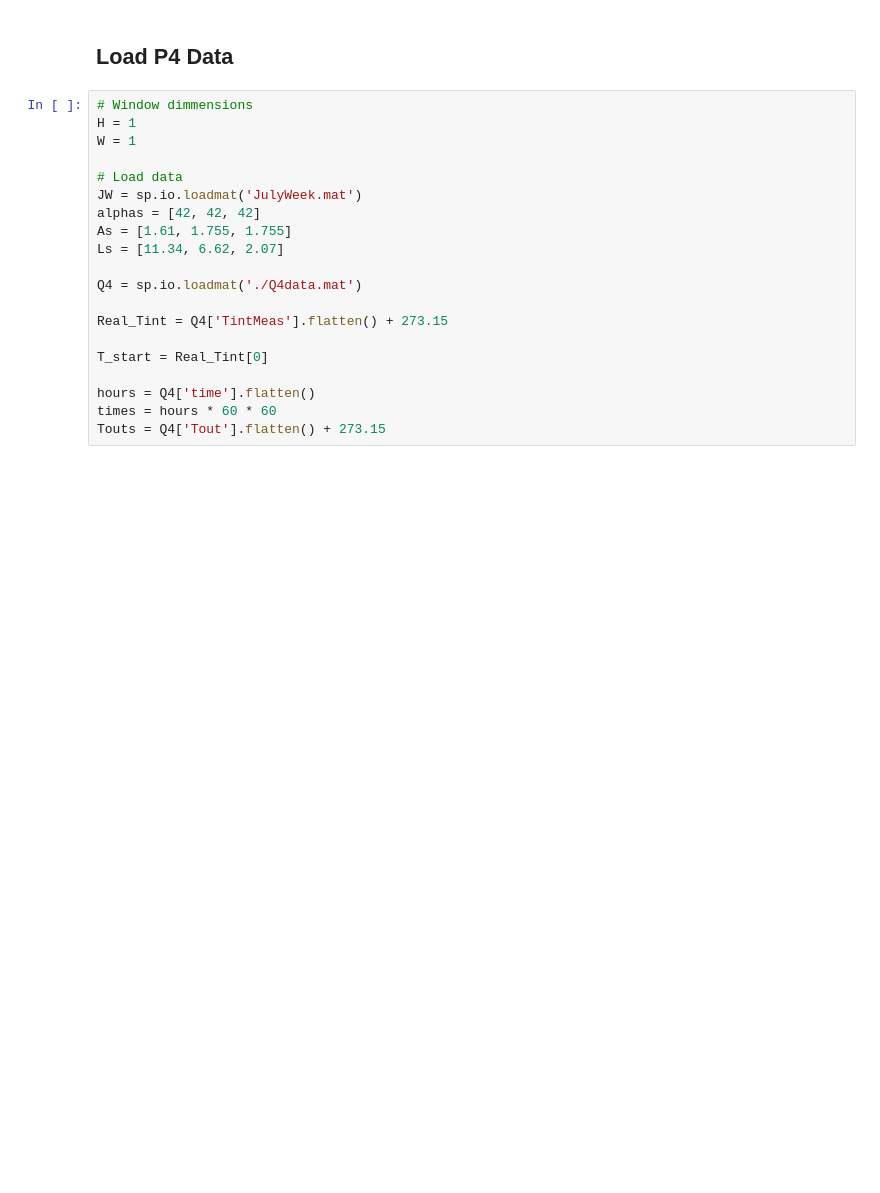
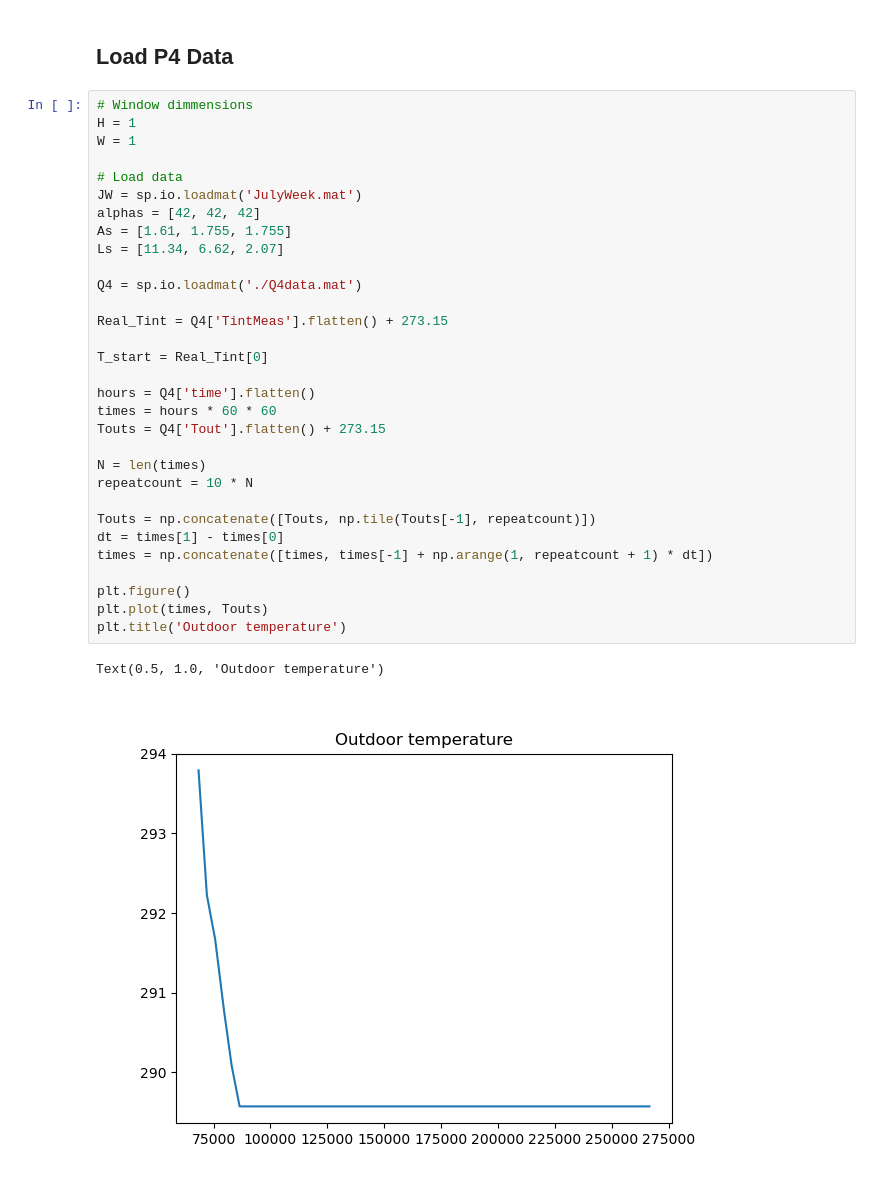
Before and after one commit to nbachand/graphBEM, a Jupyter notebook: MyBuilding.ipynb, the cells around one changed output. Cells and saved outputs as stored; diff of their text form; blank space fills up the shorter version.

```diff
--- a/MyBuilding.ipynb
+++ b/MyBuilding.ipynb
@@ -20,20 +17,34 @@ The autoreload extension is already loaded. To reload it, use:
 # %%
 # Window dimmensions
 H = 1
 W = 1
 
 # Load data
 JW = sp.io.loadmat('JulyWeek.mat')
 alphas = [42, 42, 42]
 As = [1.61, 1.755, 1.755]
 Ls = [11.34, 6.62, 2.07]
 
 Q4 = sp.io.loadmat('./Q4data.mat')
 
 Real_Tint = Q4['TintMeas'].flatten() + 273.15
 
 T_start = Real_Tint[0]
 
 hours = Q4['time'].flatten()
 times = hours * 60 * 60
 Touts = Q4['Tout'].flatten() + 273.15
+
+N = len(times)
+repeatcount = 10 * N
+
+Touts = np.concatenate([Touts, np.tile(Touts[-1], repeatcount)])
+dt = times[1] - times[0]
+times = np.concatenate([times, times[-1] + np.arange(1, repeatcount + 1) * dt])
+
+plt.figure()
+plt.plot(times, Touts)
+plt.title('Outdoor temperature')
+# %% [output]
+Text(0.5, 1.0, 'Outdoor temperature')
+[figure, added]
```
Also changed, not shown: parts of 7 cells of this notebook, 7 other files.
